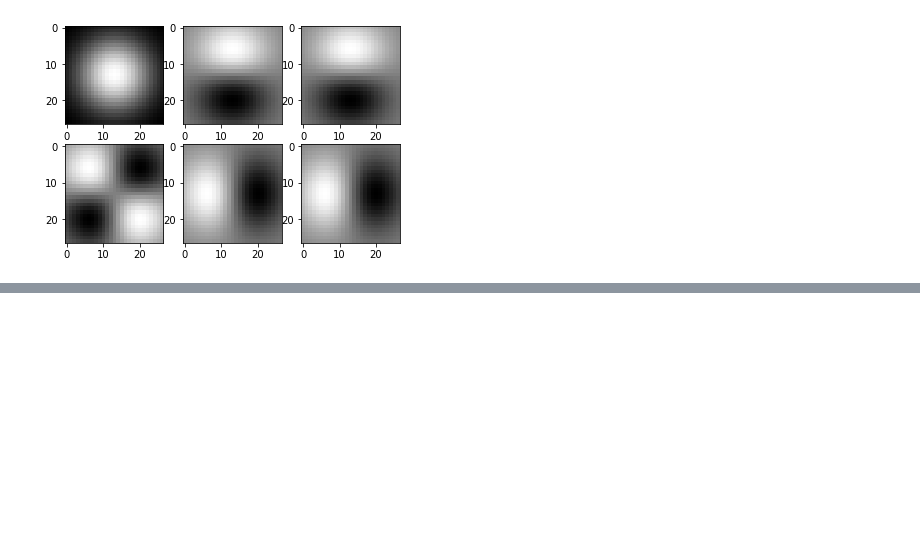
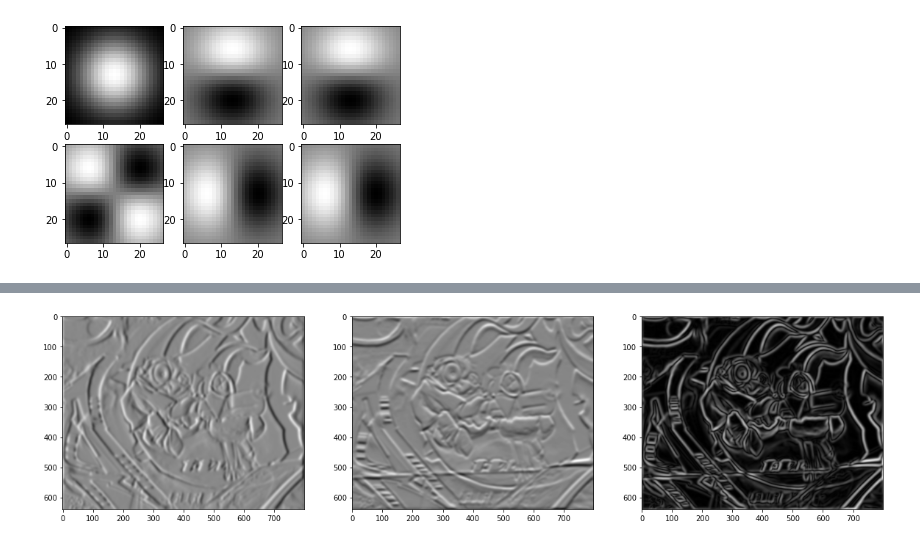
Before and after one commit to lorenzoloretucci/AML-HW1, a Jupyter notebook: Untitled.ipynb, the cells around one changed output, grey strips where cells are left out. Cells and saved outputs as stored; diff of their text form; code cells hidden in the pictures; blank space fills up the shorter version.

```diff
--- a/Untitled.ipynb
+++ b/Untitled.ipynb
@@ -132,0 +134,32 @@ IndentationError: unexpected indent (<ipython-input-6-8872ac4c9936>, line 2)
+# %%
+def gaussderiv(img, sigma):
+
+    smooth_img = gaussianfilter(img, sigma)
+
+    [Dx, x] = gauss_module.gaussdx(sigma)
+
+    Dx = Dx.reshape(1, Dx.size)
+
+    imgDx = conv2(smooth_img, Dx, 'same')
+    imgDy = conv2(smooth_img, Dx.T, 'same')
+
+    return imgDx, imgDy
+# %%
+img_c = np.array(Image.open('graf.png')).astype('double')
+img = rgb2gray(img_c)
+[imgDx, imgDy] = gaussderiv(img, 4.0)
+
+plt.figure(figsize=(20,10))
+ax1 = plt.subplot(1,3,1)
+ax2 = plt.subplot(1,3,2)
+ax3 = plt.subplot(1,3,3)
+plt.sca(ax1)
+plt.imshow(imgDx, cmap='gray')  ##Derivative filter x direction
+plt.sca(ax2)
+plt.imshow(imgDy, cmap='gray')  ##Derivative filter y direction
+plt.sca(ax3)
+imgmag = np.sqrt(imgDx**2 + imgDy**2)  ##Magnitude
+plt.imshow(imgmag, cmap='gray')
+plt.show()
+# %% [output]
+[figure, added]
```
Also changed, not shown: parts of 13 cells of this notebook.
